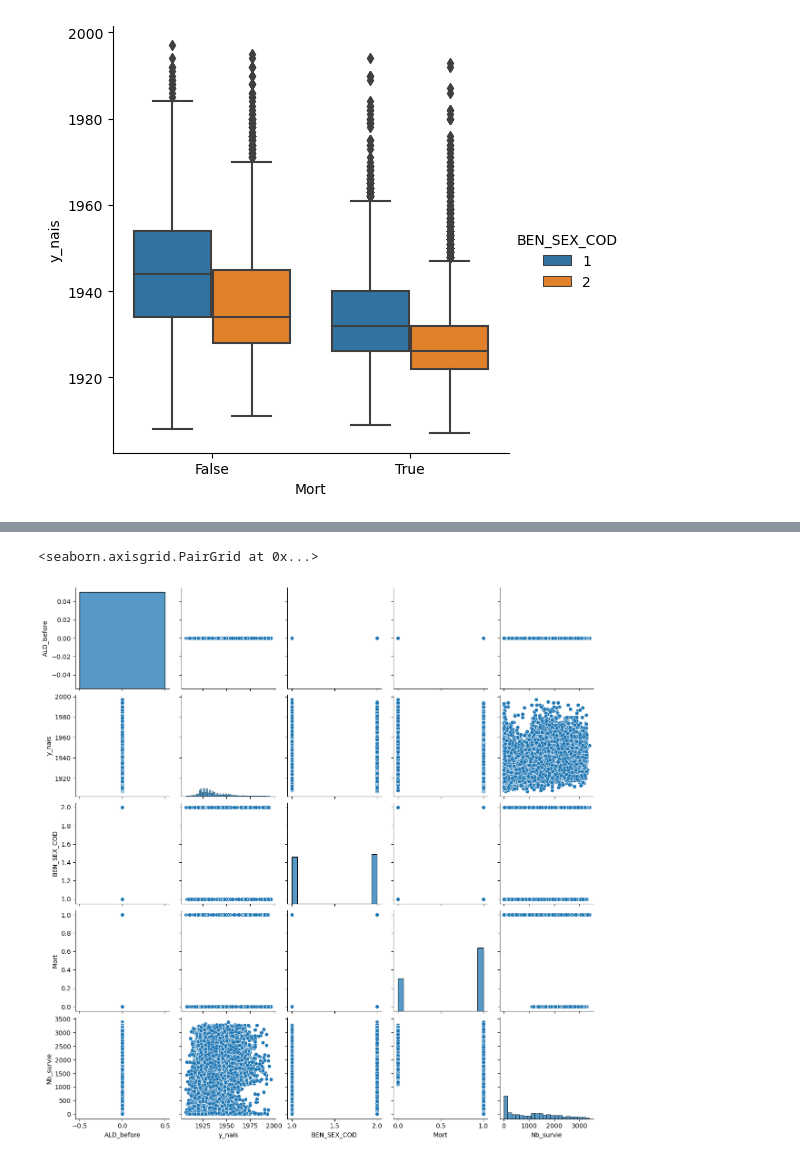
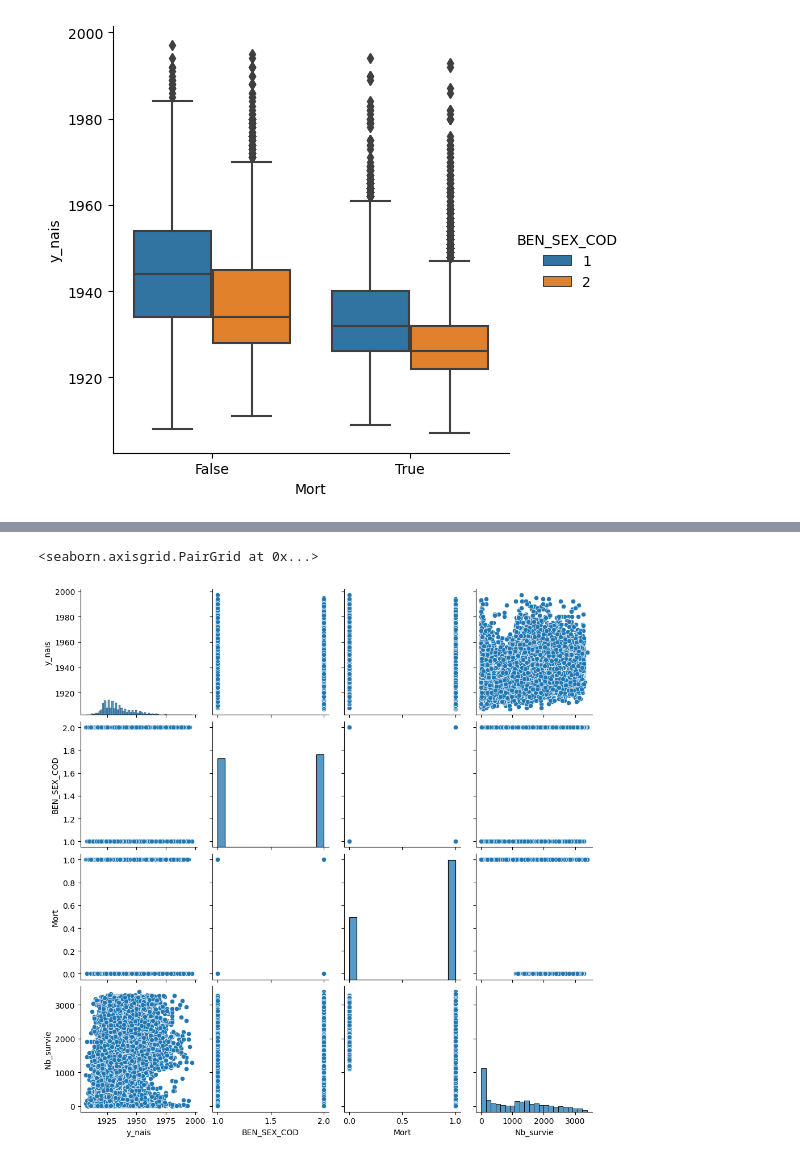
Before and after one commit to Kirscher/TextMining_Parcours_de_soin, a Jupyter notebook: EDA.ipynb, the cells around one changed output, grey strips where cells are left out. Saved outputs shown, nothing was run; the diff lists cells and outputs as text; code cells hidden in the pictures.

```diff
--- a/EDA.ipynb
+++ b/EDA.ipynb
@@ -101,5 +101,5 @@ sns.heatmap(patient.corr())
 # %%
-sns.pairplot(patient)
+sns.pairplot(patient.drop("ALD_before", axis=1))
 # %% [output]
 <seaborn.axisgrid.PairGrid at 0x...>
-[figure, old version]
+[figure, new version]
```
Also changed, not shown: parts of 1 cell of this notebook.
